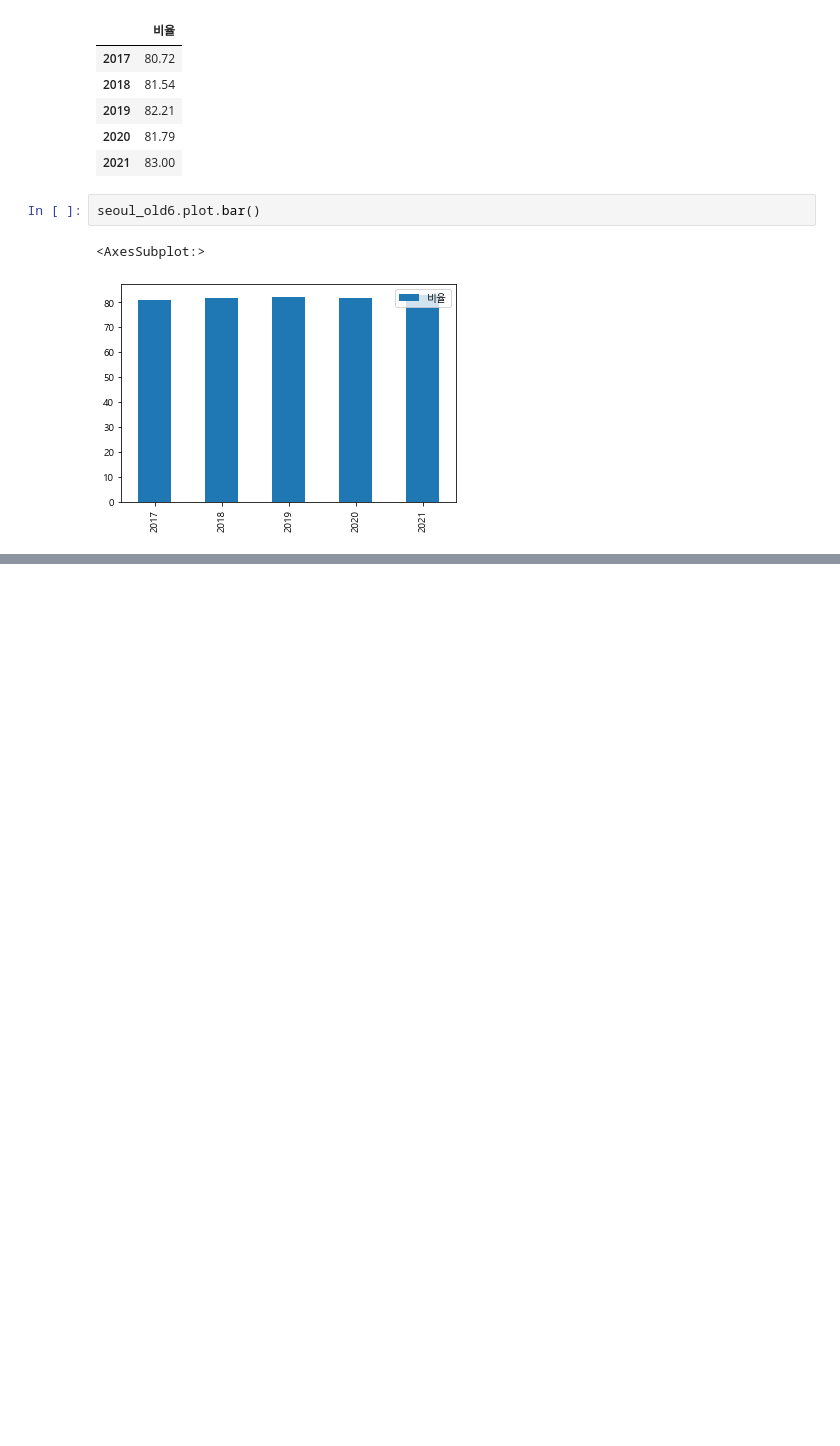
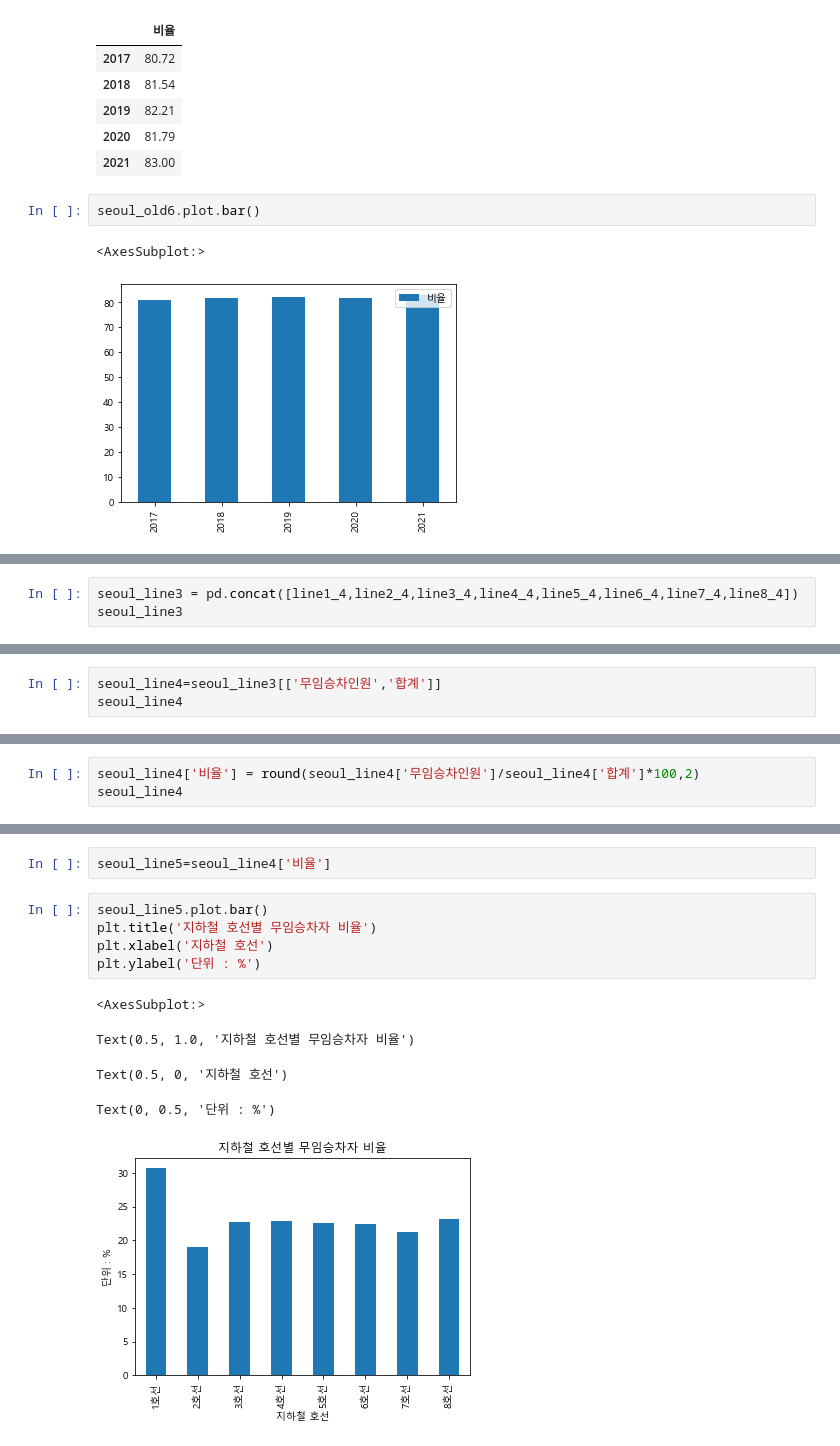
Before and after one commit to limjs1024/semi-project, a Jupyter notebook: teamprject.ipynb, the cells around one changed output, grey strips where cells are left out. Saved outputs shown, nothing was run; the diff lists cells and outputs as text; blank space fills up the shorter version.

```diff
--- a/teamprject.ipynb
+++ b/teamprject.ipynb
@@ -598,0 +1313,3 @@ seoul_old6.plot.bar()
+# %%
+seoul_line3 = pd.concat([line1_4,line2_4,line3_4,line4_4,line5_4,line6_4,line7_4,line8_4])
+seoul_line3
@@ -598,0 +1326,3 @@ seoul_old6.plot.bar()
+# %%
+seoul_line4=seoul_line3[['무임승차인원','합계']]
+seoul_line4
@@ -598,0 +1339,3 @@ seoul_old6.plot.bar()
+# %%
+seoul_line4['비율'] = round(seoul_line4['무임승차인원']/seoul_line4['합계']*100,2)
+seoul_line4
@@ -598,0 +1352,13 @@ seoul_old6.plot.bar()
+# %%
+seoul_line5=seoul_line4['비율']
+# %%
+seoul_line5.plot.bar()
+plt.title('지하철 호선별 무임승차자 비율')
+plt.xlabel('지하철 호선')
+plt.ylabel('단위 : %')
+# %% [output]
+<AxesSubplot:>
+Text(0.5, 1.0, '지하철 호선별 무임승차자 비율')
+Text(0.5, 0, '지하철 호선')
+Text(0, 0.5, '단위 : %')
+[figure, added]
```
Also changed, not shown: parts of 60 cells of this notebook.
